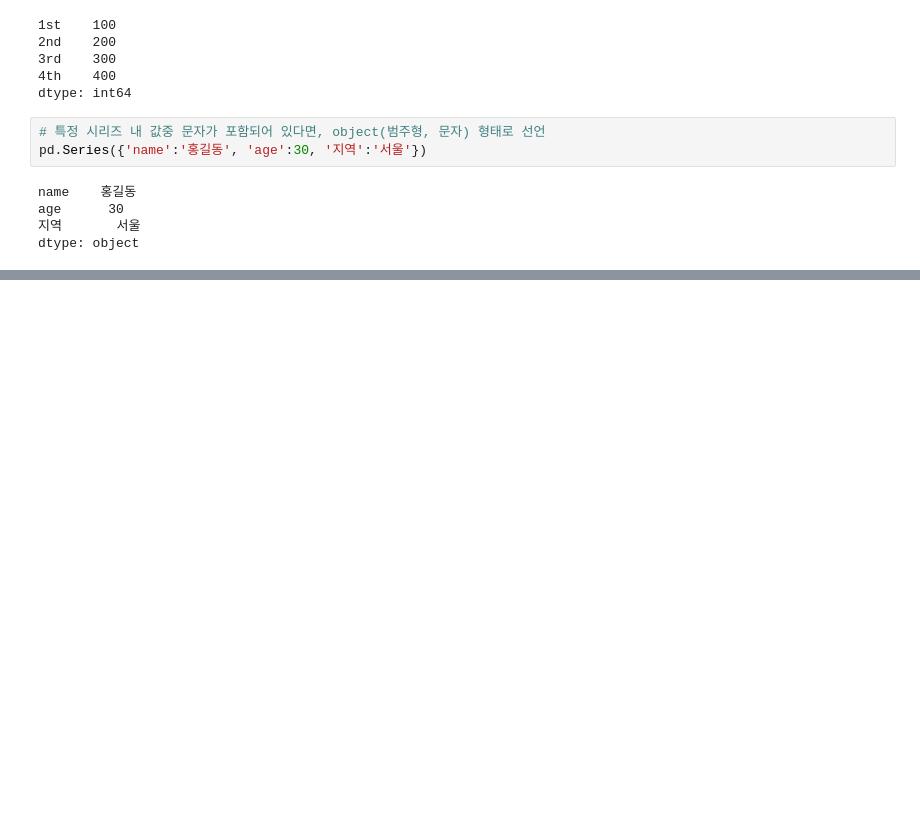
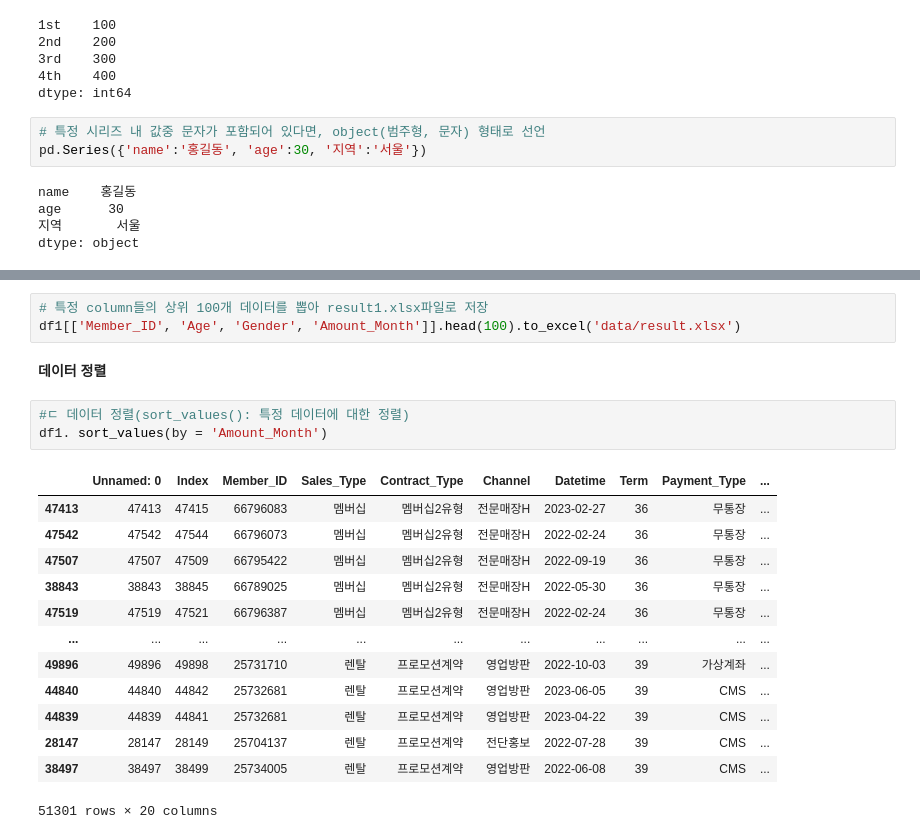
Before and after one commit to SIDED00R/hanaro_data, a Jupyter notebook: day4.ipynb, the cells around one changed output, grey strips where cells are left out. Cells and saved outputs as stored; diff of their text form; blank space fills up the shorter version.

```diff
--- a/day4.ipynb
+++ b/day4.ipynb
@@ -139,0 +304,22 @@ dtype: object
+# %%
+# 특정 column들의 상위 100개 데이터를 뽑아 result1.xlsx파일로 저장
+df1[['Member_ID', 'Age', 'Gender', 'Amount_Month']].head(100).to_excel('data/result.xlsx')
+# %% [markdown]
+**데이터 정렬**
+# %%
+#ㄷ 데이터 정렬(sort_values(): 특정 데이터에 대한 정렬)
+df1. sort_values(by = 'Amount_Month')
+# %% [output]
+|  | Unnamed: 0 | Index | Member_ID | Sales_Type | Contract_Type | Channel | Datetime | Term | Payment_Type | ... |
+| 47413 | 47413 | 47415 | 66796083 | 멤버십 | 멤버십2유형 | 전문매장H | 2023-02-27 | 36 | 무통장 | ... |
+| 47542 | 47542 | 47544 | 66796073 | 멤버십 | 멤버십2유형 | 전문매장H | 2022-02-24 | 36 | 무통장 | ... |
+| 47507 | 47507 | 47509 | 66795422 | 멤버십 | 멤버십2유형 | 전문매장H | 2022-09-19 | 36 | 무통장 | ... |
+| 38843 | 38843 | 38845 | 66789025 | 멤버십 | 멤버십2유형 | 전문매장H | 2022-05-30 | 36 | 무통장 | ... |
+| 47519 | 47519 | 47521 | 66796387 | 멤버십 | 멤버십2유형 | 전문매장H | 2022-02-24 | 36 | 무통장 | ... |
+| ... | ... | ... | ... | ... | ... | ... | ... | ... | ... | ... |
+| 49896 | 49896 | 49898 | 25731710 | 렌탈 | 프로모션계약 | 영업방판 | 2022-10-03 | 39 | 가상계좌 | ... |
+| 44840 | 44840 | 44842 | 25732681 | 렌탈 | 프로모션계약 | 영업방판 | 2023-06-05 | 39 | CMS | ... |
+| 44839 | 44839 | 44841 | 25732681 | 렌탈 | 프로모션계약 | 영업방판 | 2023-04-22 | 39 | CMS | ... |
+| 28147 | 28147 | 28149 | 25704137 | 렌탈 | 프로모션계약 | 전단홍보 | 2022-07-28 | 39 | CMS | ... |
+| 38497 | 38497 | 38499 | 25734005 | 렌탈 | 프로모션계약 | 영업방판 | 2022-06-08 | 39 | CMS | ... |
+51301 rows × 20 columns
```
Also changed, not shown: parts of 41 cells of this notebook.
